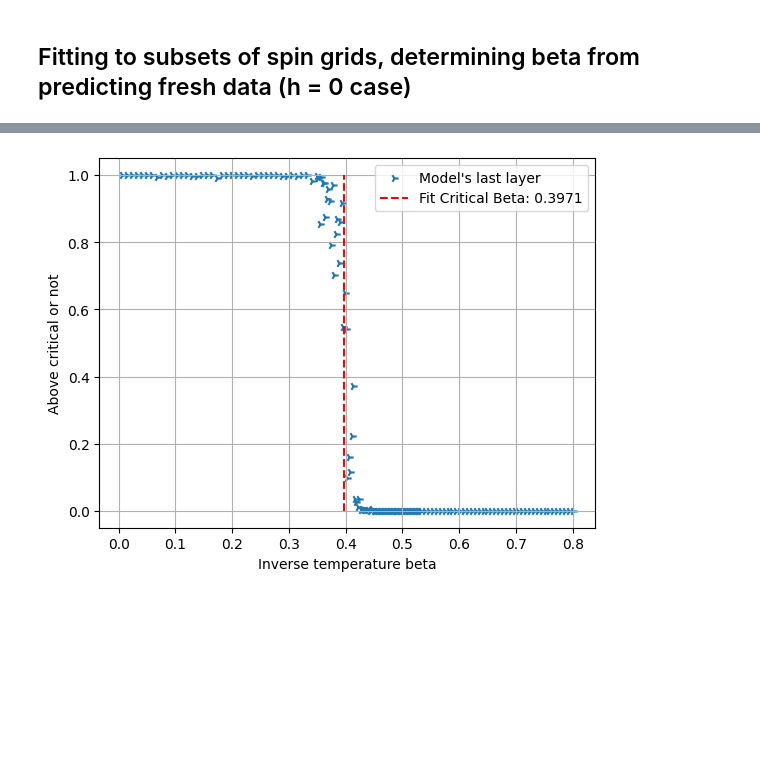
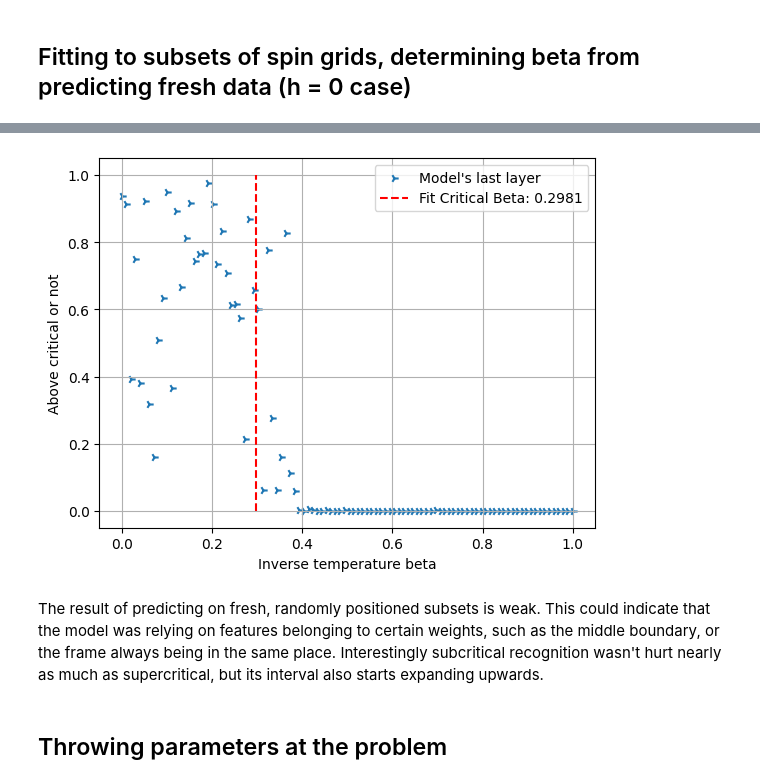
Before and after one commit to ZalanBoss/Ising-BME, a Jupyter notebook: Ising FCN.ipynb, the cells around one changed output, grey strips where cells are left out. Saved outputs shown, nothing was run; the diff lists cells and outputs as text; code cells hidden in the pictures; blank space fills up the shorter version.

Commit message:
Critical temperature investigation using FCNN, submatrix training result

```diff
--- a/Ising FCN.ipynb
+++ b/Ising FCN.ipynb
@@ -85,7 +86,7 @@ Training for the case of h = 0
 N = 200
 INPUT_SHAPE = N * N
 BATCH_SIZE = 32
-EPOCHS = 20
+EPOCHS = 25
 
 def build_ising_model(input_dim):
     model = models.Sequential([
@@ -119,9 +120,6 @@ history = model.fit(
     batch_size=BATCH_SIZE,
     validation_split=0.4
 )
-
-# 4. Save the model
-# model.save('ising_classifier_v1.h5')
 # %% [output]
 WARNING:tensorflow:TensorFlow GPU support is not available on native Windows for TensorFlow >= 2.11. Even if CUDA/cuDNN are installed, GPU will not be used. Please use WSL2 or the TensorFlow-DirectML  ...
 Model: "sequential"
@@ -303,7 +278,19 @@ Epoch 20/20
+# %%
+#As convergence indeed slows with decreasing m, we generate supplementary data to predict on
+new_betas = np.linspace(0, 1, 100)
+x_train_flat_new = 0
+for beta in new_betas:
+    generator = ising.Ising(0, beta, N)
+    generator.generate()
+    if(beta == 0):
+        x_train_flat_new = random_crop(generator.sigma, m).flatten()
+    else:
+        x_train_flat_new = np.column_stack((x_train_flat_new, random_crop(generator.sigma, m).flatten()))
 # %%
-predictions = model.predict(x_train_flat_2)
-plt.scatter(betas_2, predictions.flatten(), label='Model\'s last layer', marker = '4')
-popt, pcov = op.curve_fit(smooth_crit_temp, betas_2, predictions.flatten(), p0=[0.44])
+x_train_flat_new = x_train_flat_new.T
+predictions = model.predict(x_train_flat_new)
+plt.scatter(new_betas, predictions.flatten(), label='Model\'s last layer', marker = '4')
+popt, pcov = op.curve_fit(smooth_crit_temp, new_betas, predictions.flatten(), p0=[0.4])
 plt.vlines(popt[0], 0, 1, colors='r', linestyles='dashed', label=f'Fit Critical Beta: {popt[0]:.4f}')
 plt.xlabel("Inverse temperature beta")
 plt.ylabel("Above critical or not")
@@ -316 +302,6 @@ plt.show()
-[figure, old version]
+[figure, new version]
+# %% [markdown]
+The result of predicting on fresh, randomly positioned subsets is weak. This could indicate that the model was relying on features belonging to certain weights, such as the middle boundary, or the frame always being in the same place. Interestingly subcritical recognition wasn't hurt nearly as much as supercritical, but its interval also starts expanding upwards.
+# %% [markdown]
+Throwing parameters at the problem
+---
```
Also changed, not shown: parts of 10 cells of this notebook.
